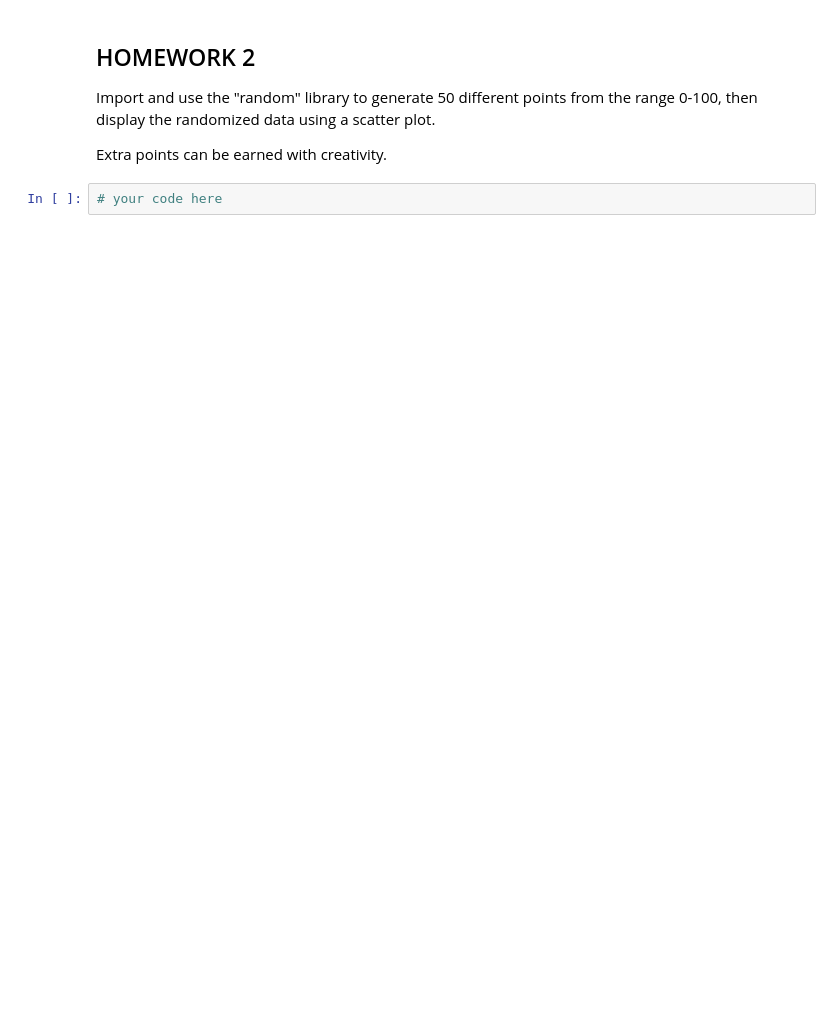
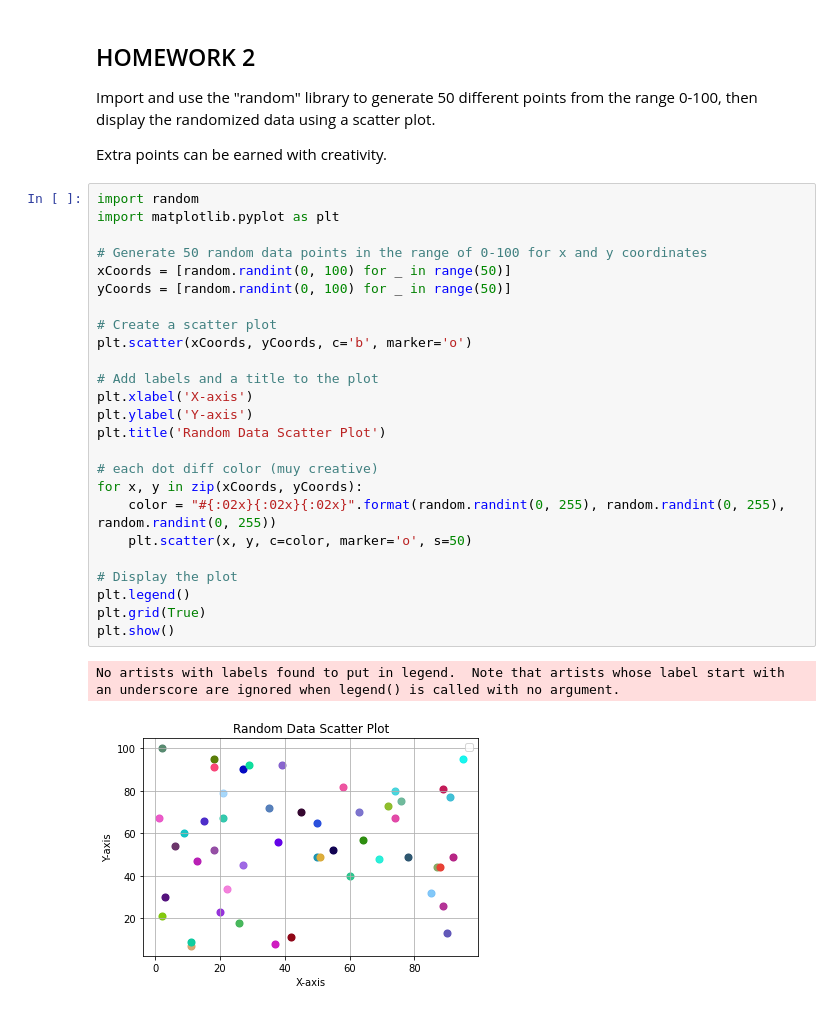
Before and after one commit to KinetekEnergy/blog, a Jupyter notebook: _notebooks/2023-10-26-Python-Libraries.ipynb, the cells around one changed output. Cells and saved outputs as stored; diff of their text form; blank space fills up the shorter version.

```diff
--- a/_notebooks/2023-10-26-Python-Libraries.ipynb
+++ b/_notebooks/2023-10-26-Python-Libraries.ipynb
@@ -267,5 +335,31 @@ Extra points can be earned with creativity.
 Import and use the "random" library to generate 50 different points from the range 0-100, then display the randomized data using a scatter plot.
 
 Extra points can be earned with creativity.
-# %%
-# your code here
+# %%
+import random
+import matplotlib.pyplot as plt
+
+# Generate 50 random data points in the range of 0-100 for x and y coordinates
+xCoords = [random.randint(0, 100) for _ in range(50)]
+yCoords = [random.randint(0, 100) for _ in range(50)]
+
+# Create a scatter plot
+plt.scatter(xCoords, yCoords, c='b', marker='o')
+
+# Add labels and a title to the plot
+plt.xlabel('X-axis')
+plt.ylabel('Y-axis')
+plt.title('Random Data Scatter Plot')
+
+# each dot diff color (muy creative)
+for x, y in zip(xCoords, yCoords):
+    color = "#{:02x}{:02x}{:02x}".format(random.randint(0, 255), random.randint(0, 255), random.randint(0, 255))
+    plt.scatter(x, y, c=color, marker='o', s=50)
+
+# Display the plot
+plt.legend()
+plt.grid(True)
+plt.show()
+# %% [output]
+No artists with labels found to put in legend.  Note that artists whose label start with an underscore are ignored when legend() is called with no argument.
+[figure, added]
```
Also changed, not shown: parts of 12 cells of this notebook, 1 other file.
